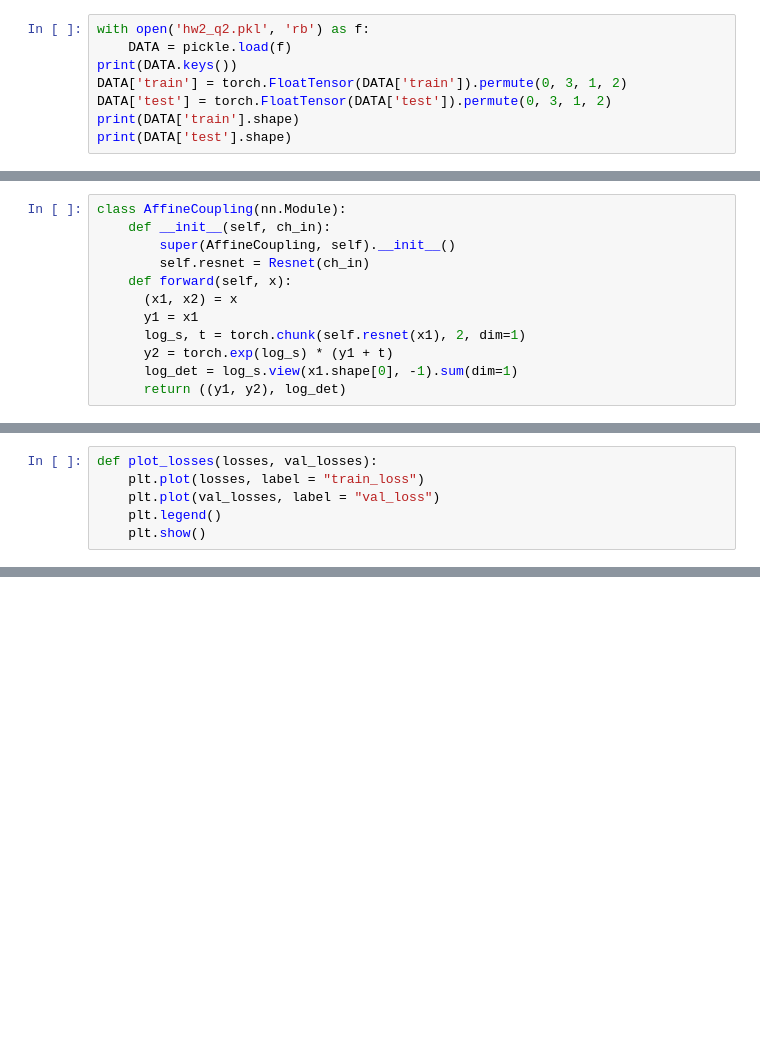
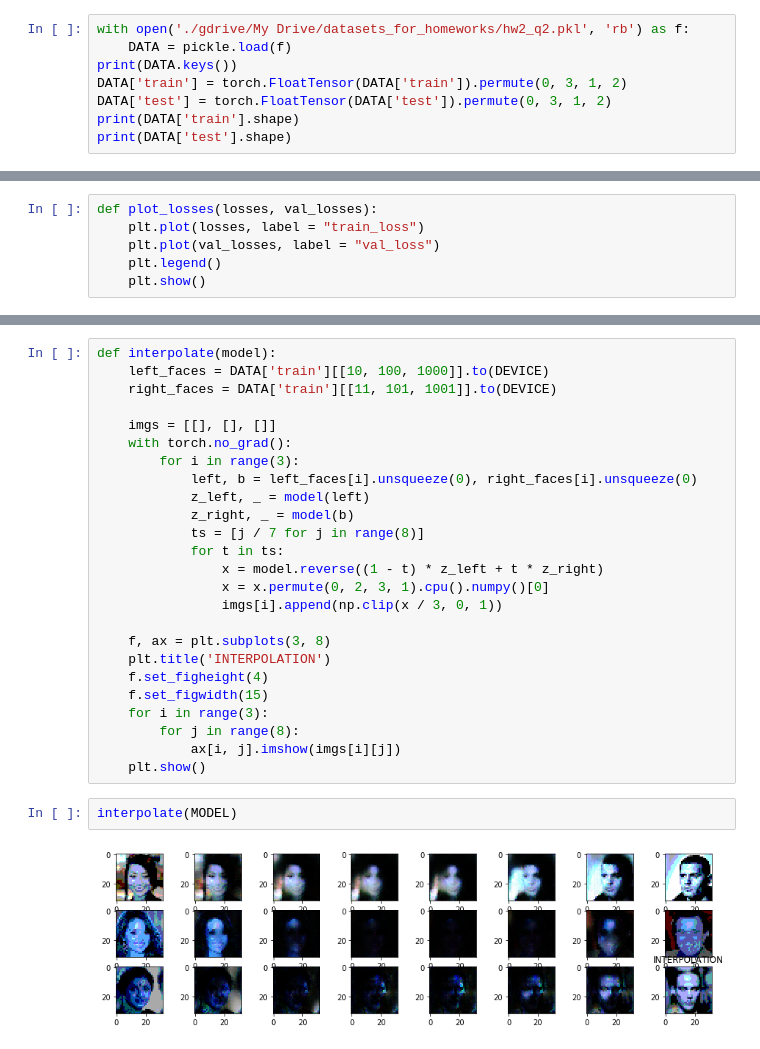
Before and after one commit to RamSaw/deep-unsupervised-learning, a Jupyter notebook: HW_02_T_02.ipynb, the cells around one changed output, grey strips where cells are left out. Saved outputs shown, nothing was run; the diff lists cells and outputs as text; blank space fills up the shorter version.

```diff
--- a/HW_02_T_02.ipynb
+++ b/HW_02_T_02.ipynb
@@ -35,7 +45,7 @@ print(DEVICE)
 # %% [output]
 cuda
 # %%
-with open('hw2_q2.pkl', 'rb') as f:
+with open('./gdrive/My Drive/datasets_for_homeworks/hw2_q2.pkl', 'rb') as f:
     DATA = pickle.load(f)
 print(DATA.keys())
 DATA['train'] = torch.FloatTensor(DATA['train']).permute(0, 3, 1, 2)
@@ -93,15 +119,3 @@ class Resnet(nn.Module):
 Resnet(3, 2)(torch.randn((64, 3, 32, 32))).shape
 # %% [output]
 torch.Size([64, 6, 32, 32])
-# %%
-class AffineCoupling(nn.Module):
-    def __init__(self, ch_in):
-        super(AffineCoupling, self).__init__()
-        self.resnet = Resnet(ch_in)
-    def forward(self, x):
-      (x1, x2) = x
-      y1 = x1
-      log_s, t = torch.chunk(self.resnet(x1), 2, dim=1)
-      y2 = torch.exp(log_s) * (y1 + t)
-      log_det = log_s.view(x1.shape[0], -1).sum(dim=1)
-      return ((y1, y2), log_det)
@@ -280,0 +407,29 @@ Epoch 3: loss 2.557392120361328 val_loss 0.8956937193870544
+# %%
+def interpolate(model):
+    left_faces = DATA['train'][[10, 100, 1000]].to(DEVICE)
+    right_faces = DATA['train'][[11, 101, 1001]].to(DEVICE)
+
+    imgs = [[], [], []]
+    with torch.no_grad():
+        for i in range(3):
+            left, b = left_faces[i].unsqueeze(0), right_faces[i].unsqueeze(0)
+            z_left, _ = model(left)
+            z_right, _ = model(b)
+            ts = [j / 7 for j in range(8)]
+            for t in ts:
+                x = model.reverse((1 - t) * z_left + t * z_right)
+                x = x.permute(0, 2, 3, 1).cpu().numpy()[0]
+                imgs[i].append(np.clip(x / 3, 0, 1))
+
+    f, ax = plt.subplots(3, 8)
+    plt.title('INTERPOLATION')
+    f.set_figheight(4)
+    f.set_figwidth(15)
+    for i in range(3):
+        for j in range(8):
+            ax[i, j].imshow(imgs[i][j])
+    plt.show()
+# %%
+interpolate(MODEL)
+# %% [output]
+[figure, added]
```
Also changed, not shown: parts of 20 cells of this notebook.
